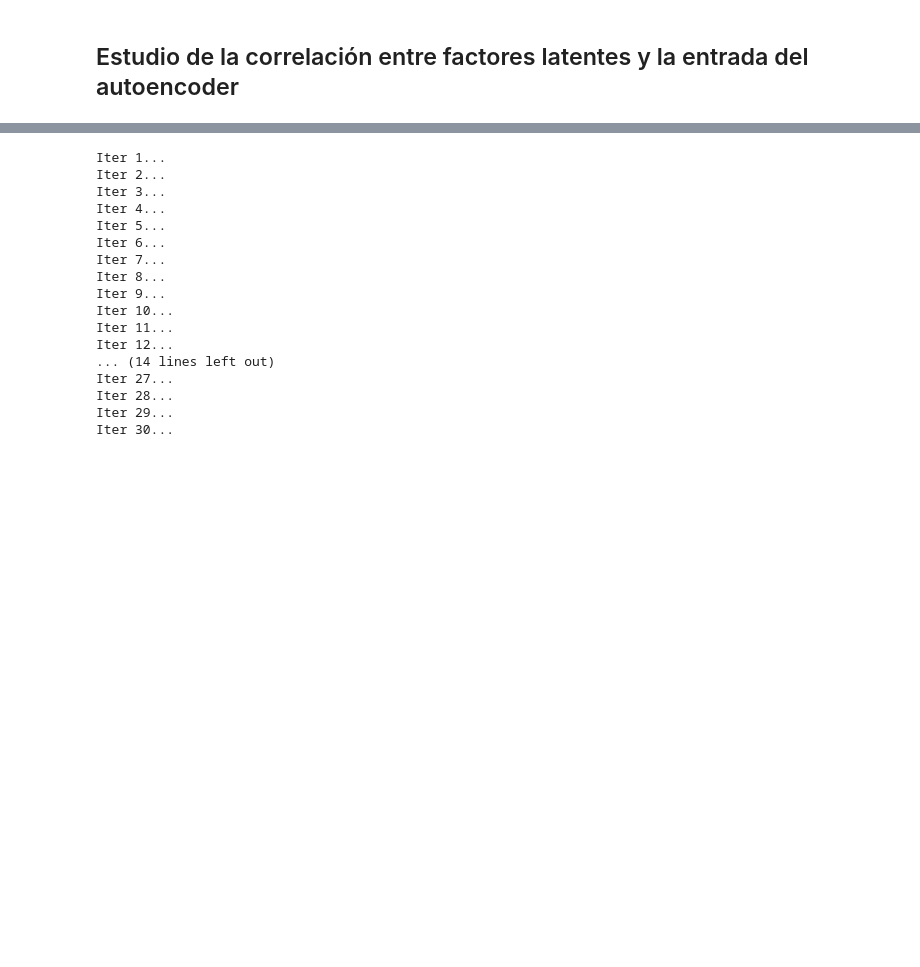
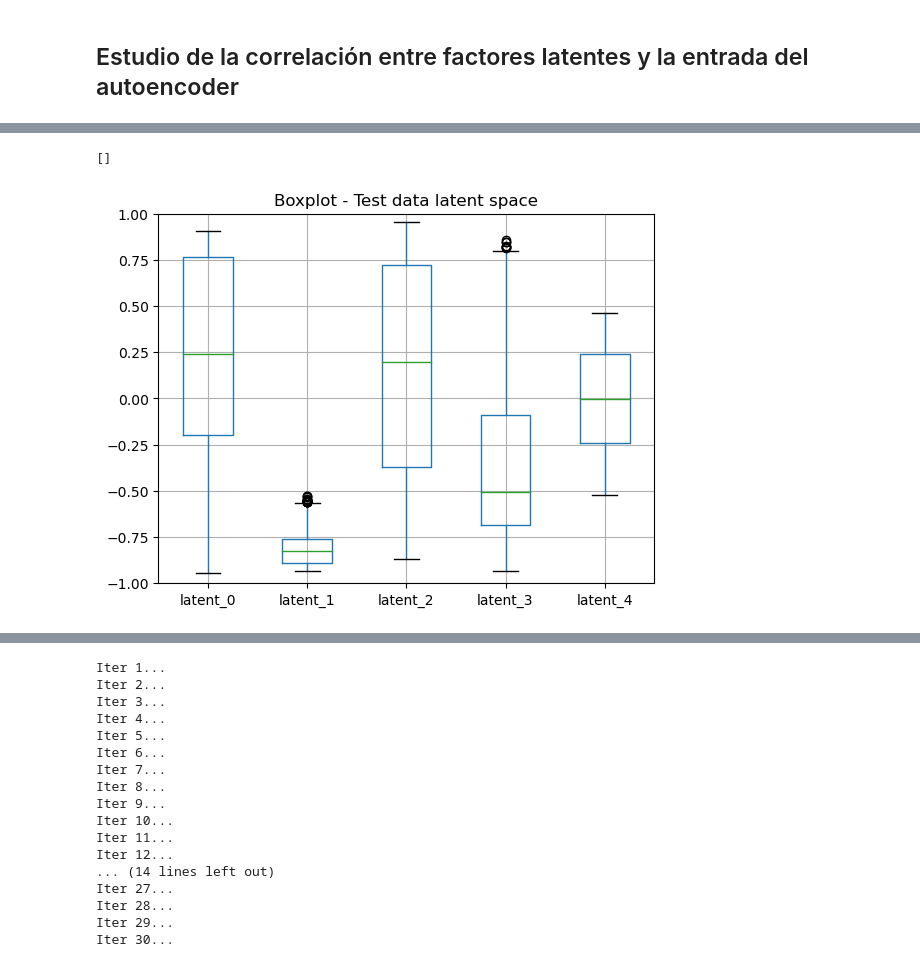
Before and after one commit to JoseAngelMartinB/robin, a Jupyter notebook: notebooks/6.0-autoencoder_interpretability.ipynb, the cells around one changed output, grey strips where cells are left out. Saved outputs shown, nothing was run; the diff lists cells and outputs as text; code cells hidden in the pictures; blank space fills up the shorter version.

```diff
--- a/notebooks/6.0-autoencoder_interpretability.ipynb
+++ b/notebooks/6.0-autoencoder_interpretability.ipynb
@@ -521,0 +527,13 @@ Time prediction:
+# %%
+# Box Plot
+df_predictions = pd.DataFrame(latent_space, columns = [f"latent_{i}" for i in range(latent_space.shape[1])])
+
+b_plot = df_predictions.boxplot()
+plt.ylim(-1, 1)
+
+plt.title("Boxplot - Test data latent space")
+plt.savefig(SAVE_PATH + "boxplot_test_data.png", dpi=300)
+b_plot.plot()
+# %% [output]
+[]
+[figure, added]
```
Also changed, not shown: parts of 19 cells of this notebook.
